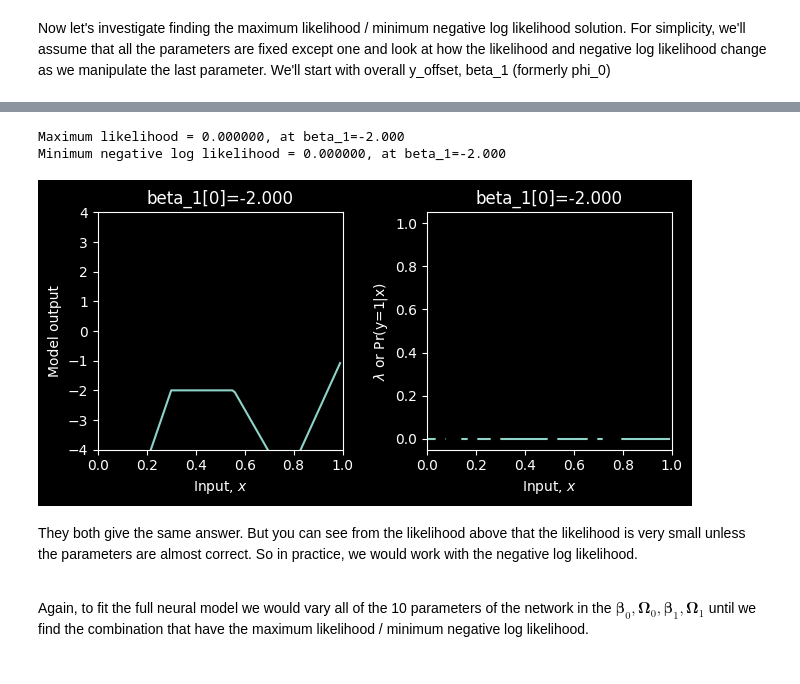
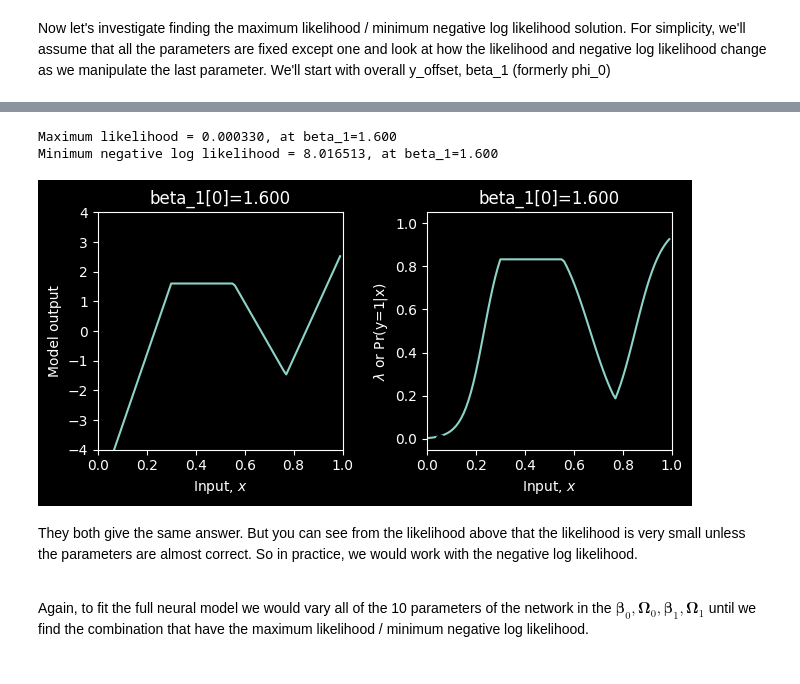
Before and after one commit to Renef13/aula7_notebooks_FuncaoLoss, a Jupyter notebook: Aula7_2_Binary_Cross_Entropy_Loss.ipynb, the cells around one changed output, grey strips where cells are left out. Drawn from its saved outputs; the diff is of its cells as text; code cells hidden in the pictures.

```diff
--- a/Aula7_2_Binary_Cross_Entropy_Loss.ipynb
+++ b/Aula7_2_Binary_Cross_Entropy_Loss.ipynb
@@ -109,10 +120,10 @@ The left is model output and the right is the model output after the sigmoid has
 # %%
 # Return probability under Bernoulli distribution for observed class y
 def bernoulli_distribution(y, lambda_param):
-    # TODO-- write in the equation for the Bernoulli distribution
+    # resolvido-- write in the equation for the Bernoulli distribution
     # Equation 5.17 from the notes (you will need np.power)
     # Replace the line below
-    prob = np.zeros_like(y)
+    prob = np.power(lambda_param, y) * np.power(1 - lambda_param, 1 - y)
 
     return prob
 # %%
@@ -177,7 +190,7 @@ Correct answer = 9.563639387, Your answer = 0.000000000
 Now let's investigate finding the maximum likelihood / minimum negative log likelihood solution.  For simplicity, we'll assume that all the parameters are fixed except one and look at how the likelihood and negative log likelihood change as we manipulate the last parameter.  We'll start with overall y_offset, beta_1 (formerly phi_0)
 # %%
 # Define a range of values for the parameter
-beta_1_vals = np.arange(-2,6.0,0.1)
+beta_1_vals = np.arange(-2, 6.0, 0.1)
 # Create some arrays to store the likelihoods, negative log likelihoods
 likelihoods = np.zeros_like(beta_1_vals)
 nlls = np.zeros_like(beta_1_vals)
@@ -185,18 +198,19 @@ nlls = np.zeros_like(beta_1_vals)
 # Initialise the parameters
 beta_0, omega_0, beta_1, omega_1 = get_parameters()
 for count in range(len(beta_1_vals)):
-  # Set the value for the parameter
-  beta_1[0,0] = beta_1_vals[count]
-  # Run the network with new parameters
-  model_out = shallow_nn(x_train, beta_0, omega_0, beta_1, omega_1)
-  lambda_train = sigmoid(model_out)
-  # Compute and store the two values
-  likelihoods[count] = compute_likelihood(y_train,lambda_train)
-  nlls[count] = compute_negative_log_likelihood(y_train, lambda_train)
-  # Draw the model for every 20th parameter setting
-  if count % 20 == 0:
-    # Run the model to get values to plot and plot it.
-    model_out = shallow_nn(x_model, beta_0, omega_0, beta_1, omega_1)
-    lambda_model = sigmoid(model_out)
-    plot_binary_classification(x_model, model_out, lambda_model, x_train, y_train, title="beta_1[0]=%3.3f"%(beta_1[0,0]))
+    # Set the value for the parameter
+    beta_1[0, 0] = beta_1_vals[count]
+    # Run the network with new parameters
+    model_out = shallow_nn(x_train, beta_0, omega_0, beta_1, omega_1)
+    lambda_train = sigmoid(model_out)
+    # Compute and store the two values
+    likelihoods[count] = compute_likelihood(y_train, lambda_train)
+    nlls[count] = compute_negative_log_likelihood(y_train, lambda_train)
+    # Draw the model for every 20th parameter setting
+    if count % 20 == 0:
+        # Run the model to get values to plot and plot it.
+        model_out = shallow_nn(x_model, beta_0, omega_0, beta_1, omega_1)
+        lambda_model = sigmoid(model_out)
+        plot_binary_classification(x_model, model_out, lambda_model, x_train, y_train,
+                                   title="beta_1[0]=%3.3f" % (beta_1[0, 0]))
 # %% [output]
@@ -230,18 +243,19 @@ plt.show()
 # %%
 # Hopefully, you can see that the maximum of the likelihood fn is at the same position as the minimum negative log likelihood
 # Let's check that:
-print("Maximum likelihood = %f, at beta_1=%3.3f"%( (likelihoods[np.argmax(likelihoods)],beta_1_vals[np.argmax(likelihoods)])))
-print("Minimum negative log likelihood = %f, at beta_1=%3.3f"%( (nlls[np.argmin(nlls)],beta_1_vals[np.argmin(nlls)])))
+print("Maximum likelihood = %f, at beta_1=%3.3f" % (
+(likelihoods[np.argmax(likelihoods)], beta_1_vals[np.argmax(likelihoods)])))
+print("Minimum negative log likelihood = %f, at beta_1=%3.3f" % ((nlls[np.argmin(nlls)], beta_1_vals[np.argmin(nlls)])))
 
 # Plot the best model
-beta_1[0,0] = beta_1_vals[np.argmin(nlls)]
+beta_1[0, 0] = beta_1_vals[np.argmin(nlls)]
 model_out = shallow_nn(x_model, beta_0, omega_0, beta_1, omega_1)
 lambda_model = sigmoid(model_out)
-plot_binary_classification(x_model, model_out, lambda_model, x_train, y_train, title="beta_1[0]=%3.3f"%(beta_1[0,0]))
+plot_binary_classification(x_model, model_out, lambda_model, x_train, y_train, title="beta_1[0]=%3.3f" % (beta_1[0, 0]))
 # %% [output]
-Maximum likelihood = 0.000000, at beta_1=-2.000
-Minimum negative log likelihood = 0.000000, at beta_1=-2.000
+Maximum likelihood = 0.000330, at beta_1=1.600
+Minimum negative log likelihood = 8.016513, at beta_1=1.600
-[figure, old version]
+[figure, new version]
 # %% [markdown]
 They both give the same answer. But you can see from the likelihood above that the likelihood is very small unless the parameters are almost correct.  So in practice, we would work with the negative log likelihood.<br><br>
 
```
Also changed, not shown: parts of 12 cells of this notebook.
